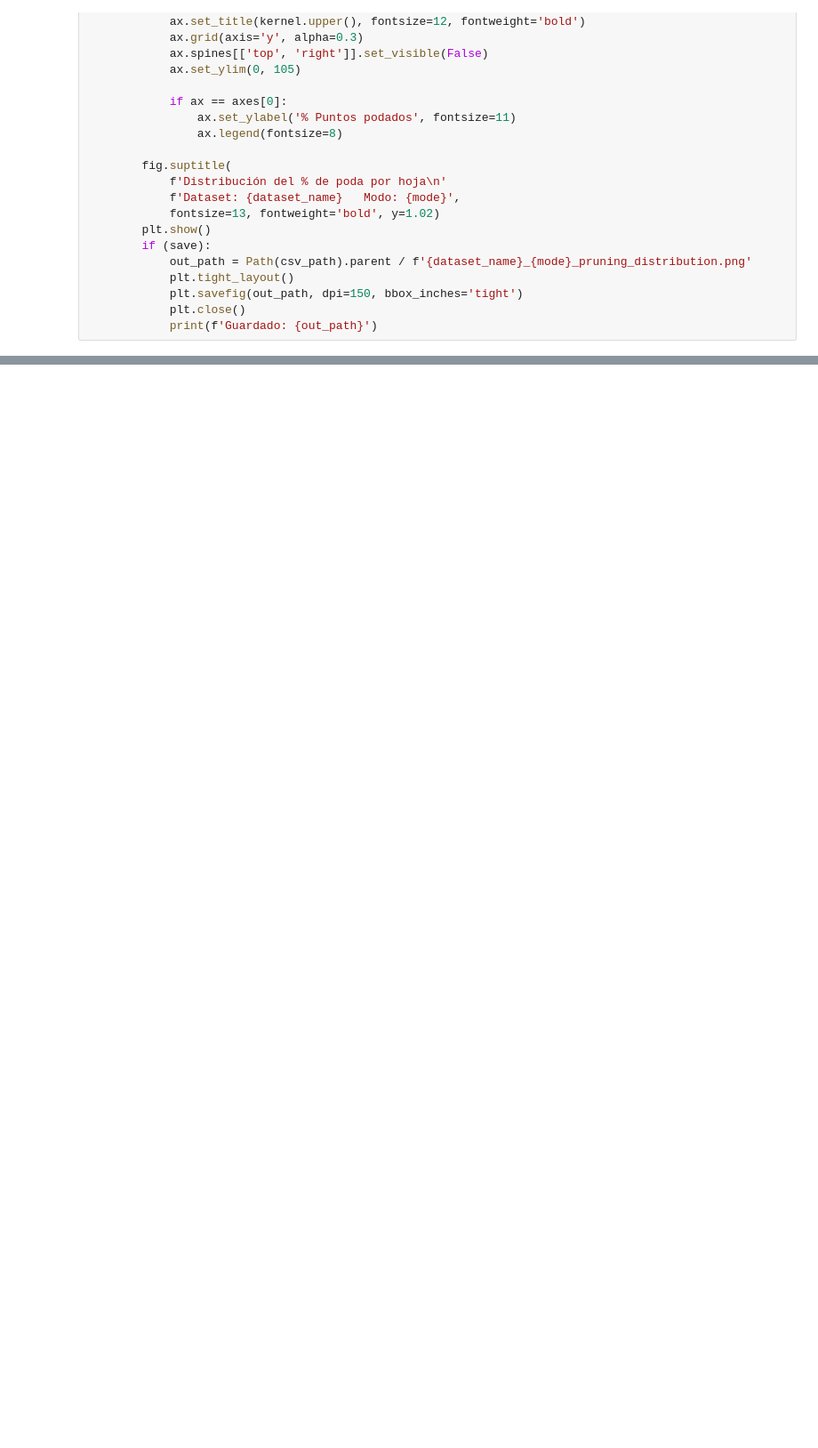
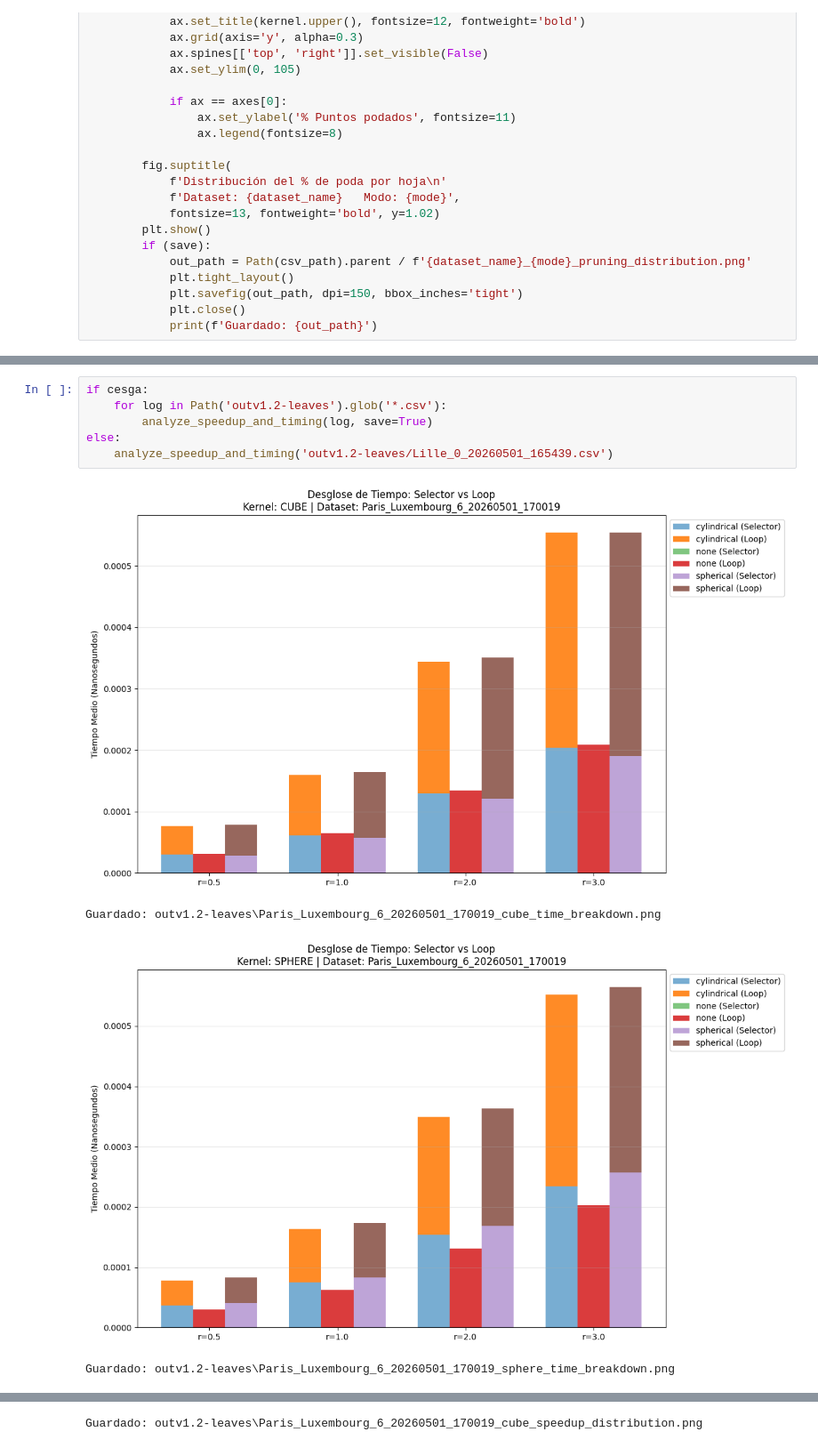
Before and after one commit to manuramazz/octrees-coordenadas-polares-v2, a Jupyter notebook: visualizador_rangos_claves.ipynb, the cells around one changed output, grey strips where cells are left out. Shown at 89% size. Drawn from its saved outputs; the diff is of its cells as text; blank space fills up the shorter version.

```diff
--- a/visualizador_rangos_claves.ipynb
+++ b/visualizador_rangos_claves.ipynb
@@ -215,0 +433,11 @@ Guardado: logs\v1.1\ranges\Lille_0_spherical_pruning_distribution.png
+# %%
+if cesga:
+    for log in Path('outv1.2-leaves').glob('*.csv'):
+        analyze_speedup_and_timing(log, save=True)
+else:
+    analyze_speedup_and_timing('outv1.2-leaves/Lille_0_20260501_165439.csv')
+# %% [output]
+[figure, added]
+Guardado: outv1.2-leaves\Paris_Luxembourg_6_20260501_170019_cube_time_breakdown.png
+[figure, added]
+Guardado: outv1.2-leaves\Paris_Luxembourg_6_20260501_170019_sphere_time_breakdown.png
@@ -215,0 +445 @@ Guardado: logs\v1.1\ranges\Lille_0_spherical_pruning_distribution.png
+Guardado: outv1.2-leaves\Paris_Luxembourg_6_20260501_170019_cube_speedup_distribution.png
```
Also changed, not shown: parts of 9 cells of this notebook, 2 other files.
